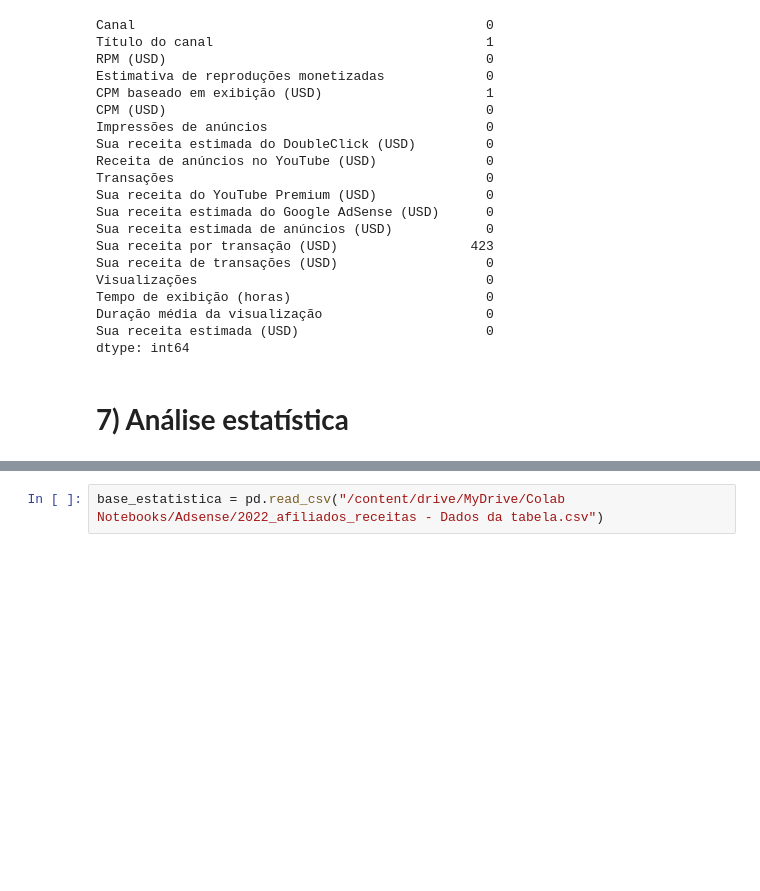
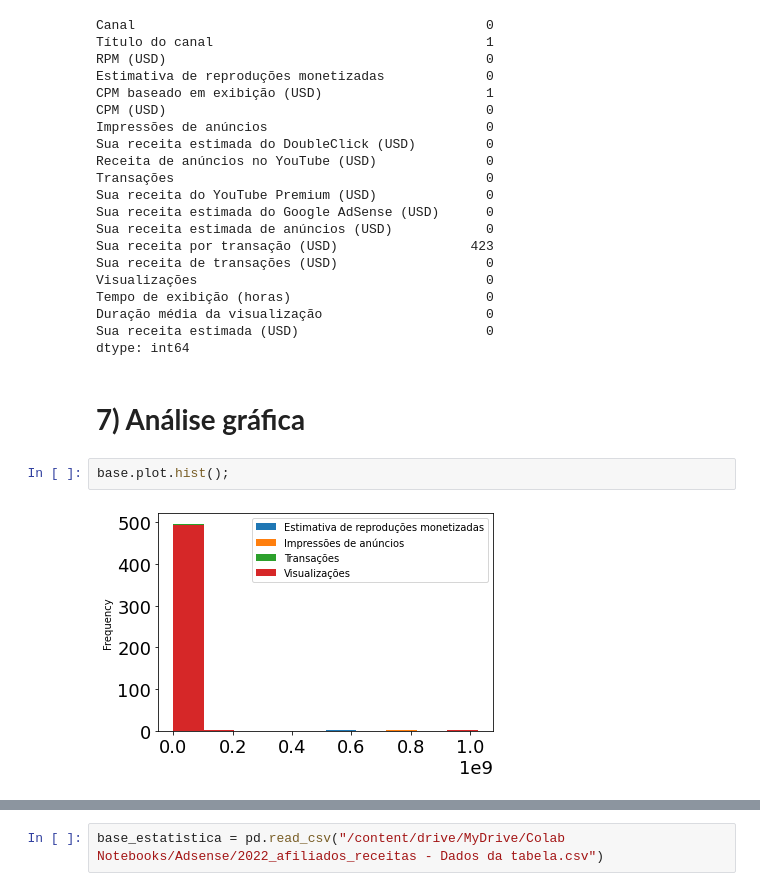
Before and after one commit to Janainareisnascimento/Adsensefinal, a Jupyter notebook: 2022_Adsense_modelagem_team_mounted.ipynb, the cells around one changed output, grey strips where cells are left out. Cells and saved outputs as stored; diff of their text form; blank space fills up the shorter version.

```diff
--- a/2022_Adsense_modelagem_team_mounted.ipynb
+++ b/2022_Adsense_modelagem_team_mounted.ipynb
@@ -205,4 +205,8 @@ Duração média da visualização                     0
 Sua receita estimada (USD)                        0
 dtype: int64
 # %% [markdown]
-# **7) Análise estatística**
+# **7) Análise gráfica**
+# %%
+base.plot.hist();
+# %% [output]
+[figure, added]
```
Also changed, not shown: parts of 5 cells of this notebook.
